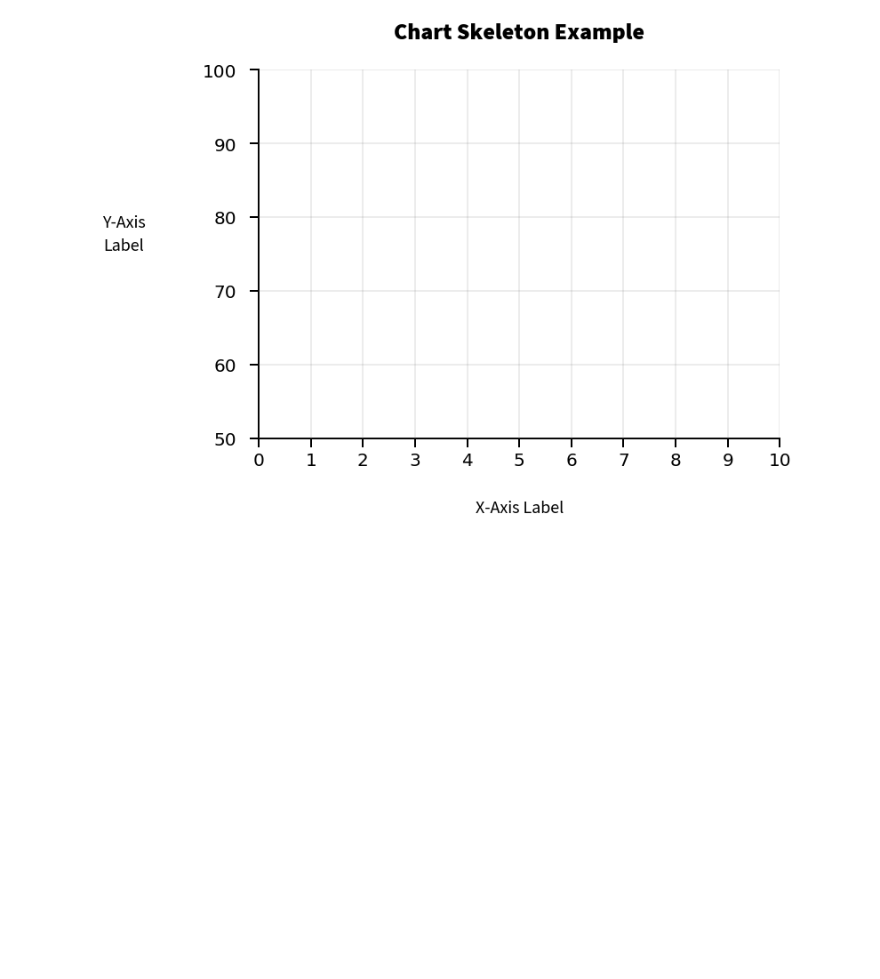
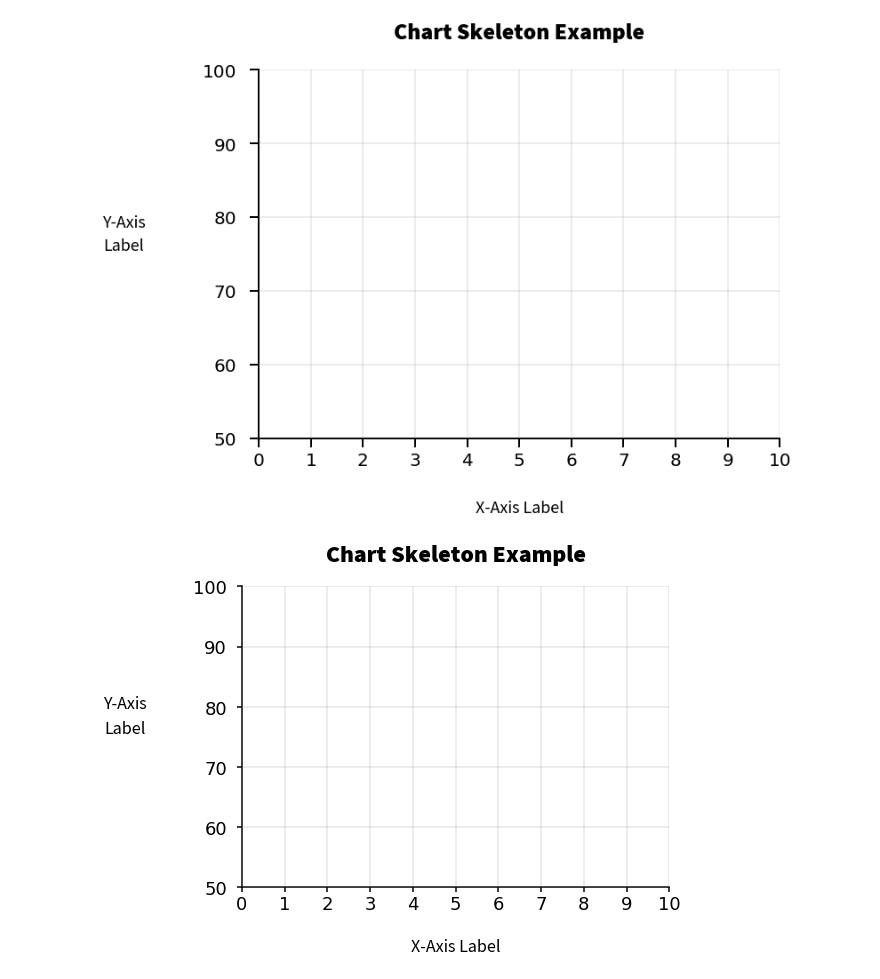
Before and after one commit to alexdsbreslav/quicklooks, a Jupyter notebook: copying_code_example.ipynb, the cells around one changed output. Drawn from its saved outputs; the diff is of its cells as text; code cells hidden in the pictures; blank space fills up the shorter version.

Commit message:
build chart skeleton documentation

```diff
--- a/copying_code_example.ipynb
+++ b/copying_code_example.ipynb
@@ -44,3 +44,14 @@ horizontal_gridlines_on = True,
 vertical_gridlines_on = True);
 # %% [output]
 [figure]
+# %%
+chart_skeleton = quicklook.build_chart_skeleton(style = 'default', size = 'small',
+title = 'Chart Skeleton Example',
+xlabel = 'X-Axis Label',
+ylabel = 'Y-Axis\nLabel',
+x_min_max = (0,10), y_min_max = (50,100),
+xtick_interval = 1, ytick_interval = 10,
+horizontal_gridlines_on = True,
+vertical_gridlines_on = True);
+# %% [output]
+[figure, added]
```
Also changed, not shown: parts of 2 cells of this notebook, 3 other files.
